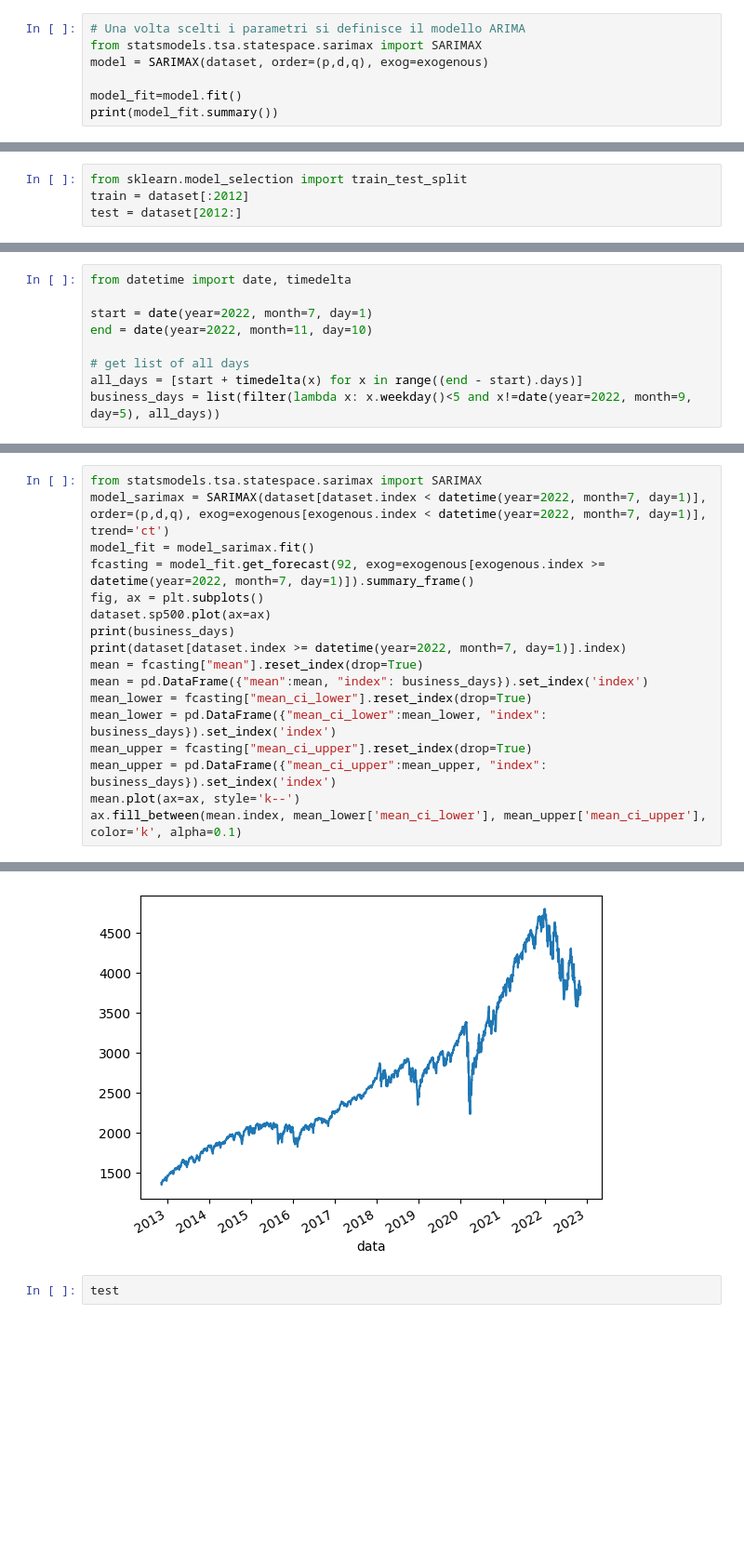
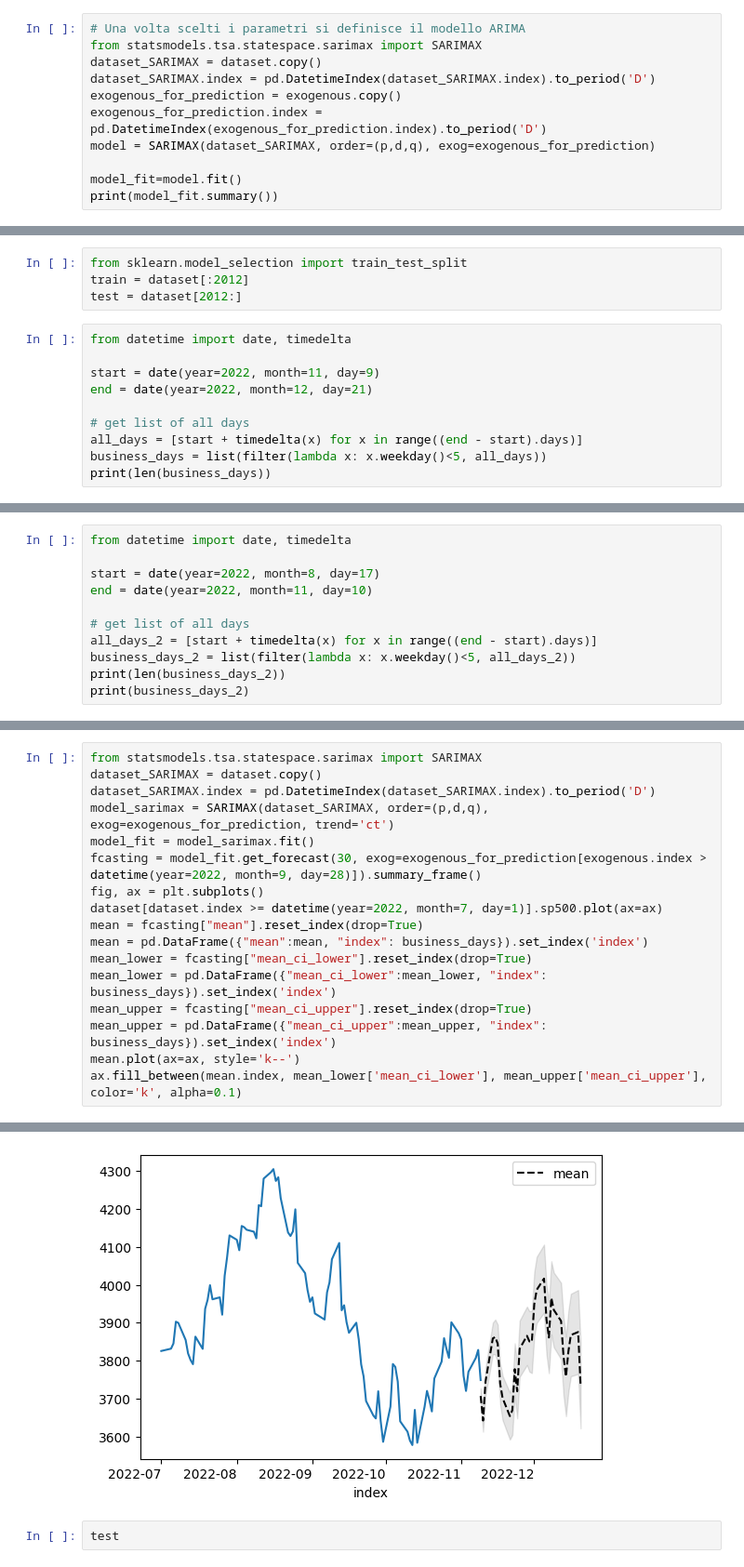
Before and after one commit to S1107327/datascience, a Jupyter notebook: serie_temporali.ipynb, the cells around one changed output, grey strips where cells are left out. Shown at 93% size. Drawn from its saved outputs; the diff is of its cells as text; blank space fills up the shorter version.

Commit message:
Start

```diff
--- a/serie_temporali.ipynb
+++ b/serie_temporali.ipynb
@@ -143,7 +143,11 @@ q=2
 # %%
 # Una volta scelti i parametri si definisce il modello ARIMA
 from statsmodels.tsa.statespace.sarimax import SARIMAX
-model = SARIMAX(dataset, order=(p,d,q), exog=exogenous)
+dataset_SARIMAX = dataset.copy()
+dataset_SARIMAX.index = pd.DatetimeIndex(dataset_SARIMAX.index).to_period('D')
+exogenous_for_prediction = exogenous.copy()
+exogenous_for_prediction.index = pd.DatetimeIndex(exogenous_for_prediction.index).to_period('D')
+model = SARIMAX(dataset_SARIMAX, order=(p,d,q), exog=exogenous_for_prediction)
 
 model_fit=model.fit()
 print(model_fit.summary())
@@ -187,3 +190,13 @@ plt.show()
 from sklearn.model_selection import train_test_split
 train = dataset[:2012]
 test = dataset[2012:]
+# %%
+from datetime import date, timedelta
+
+start = date(year=2022, month=11, day=9)
+end = date(year=2022, month=12, day=21)
+
+# get list of all days
+all_days = [start + timedelta(x) for x in range((end - start).days)]
+business_days = list(filter(lambda x: x.weekday()<5, all_days))
+print(len(business_days))
@@ -202,9 +225,11 @@ ax.fill_between(fcasting.index, fcasting['mean_ci_lower'], fcasting['mean_ci_upp
 # %%
 from datetime import date, timedelta
 
-start = date(year=2022, month=7, day=1)
+start = date(year=2022, month=8, day=17)
 end = date(year=2022, month=11, day=10)
 
 # get list of all days
-all_days = [start + timedelta(x) for x in range((end - start).days)]
-business_days = list(filter(lambda x: x.weekday()<5 and x!=date(year=2022, month=9, day=5), all_days))
+all_days_2 = [start + timedelta(x) for x in range((end - start).days)]
+business_days_2 = list(filter(lambda x: x.weekday()<5, all_days_2))
+print(len(business_days_2))
+print(business_days_2)
@@ -211,12 +239,12 @@ business_days = list(filter(lambda x: x.weekday()<5 and x!=date(year=2022, month
 # %%
 from statsmodels.tsa.statespace.sarimax import SARIMAX
-model_sarimax = SARIMAX(dataset[dataset.index < datetime(year=2022, month=7, day=1)], order=(p,d,q), exog=exogenous[exogenous.index < datetime(year=2022, month=7, day=1)], trend='ct')
+dataset_SARIMAX = dataset.copy()
+dataset_SARIMAX.index = pd.DatetimeIndex(dataset_SARIMAX.index).to_period('D')
+model_sarimax = SARIMAX(dataset_SARIMAX, order=(p,d,q), exog=exogenous_for_prediction, trend='ct')
 model_fit = model_sarimax.fit()
-fcasting = model_fit.get_forecast(92, exog=exogenous[exogenous.index >= datetime(year=2022, month=7, day=1)]).summary_frame()
+fcasting = model_fit.get_forecast(30, exog=exogenous_for_prediction[exogenous.index > datetime(year=2022, month=9, day=28)]).summary_frame()
 fig, ax = plt.subplots()
-dataset.sp500.plot(ax=ax)
-print(business_days)
-print(dataset[dataset.index >= datetime(year=2022, month=7, day=1)].index)
+dataset[dataset.index >= datetime(year=2022, month=7, day=1)].sp500.plot(ax=ax)
 mean = fcasting["mean"].reset_index(drop=True)
 mean = pd.DataFrame({"mean":mean, "index": business_days}).set_index('index')
 mean_lower = fcasting["mean_ci_lower"].reset_index(drop=True)
@@ -248,4 +258,4 @@ ValueError: array length 93 does not match index length 92
-[figure, old version]
+[figure, new version]
 # %%
 test
 # %% [output]
```
Also changed, not shown: parts of 9 cells of this notebook, 1 other file.
